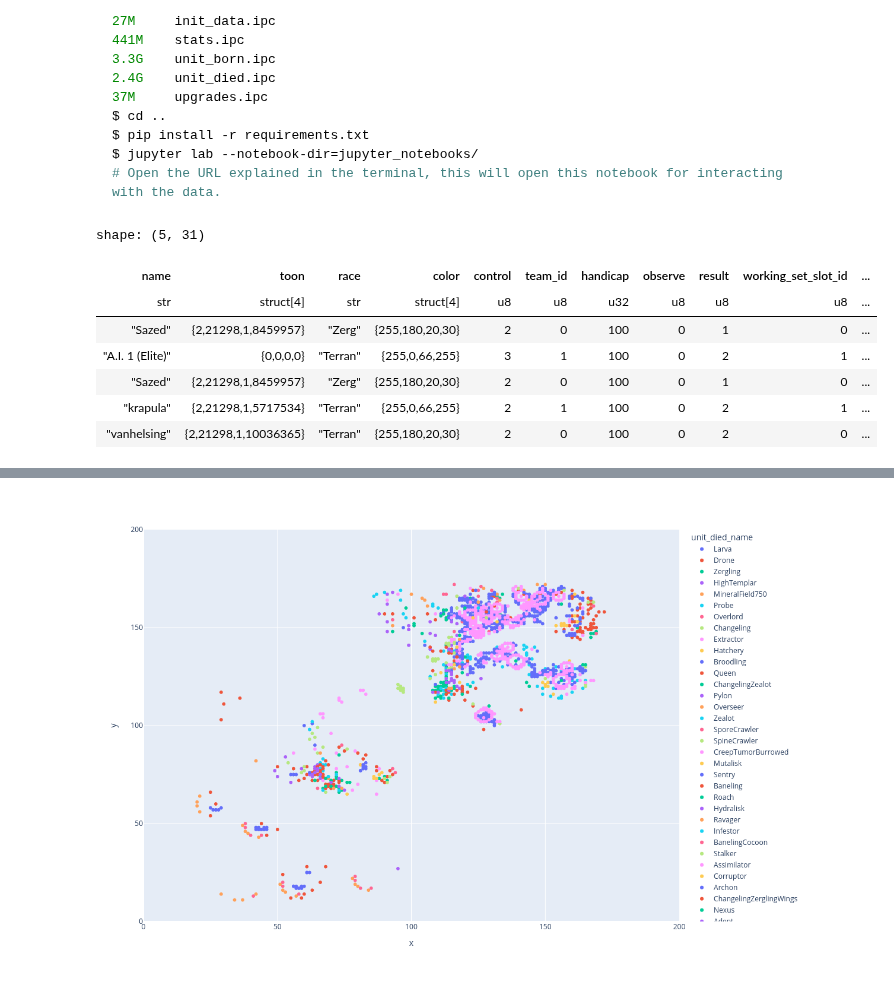
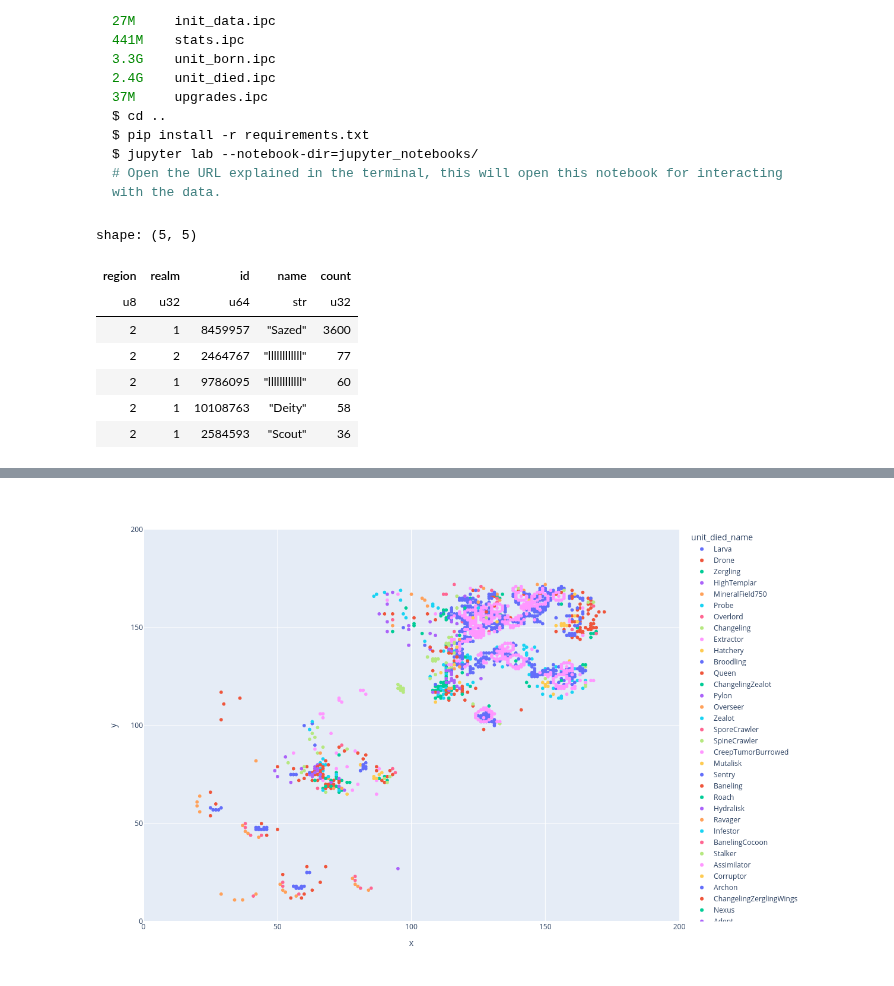
Before and after one commit to sebosp/s2protocol-rs, a Jupyter notebook: jupyter_notebooks/Basic-Unit-Queries.ipynb, the cells around one changed output, grey strips where cells are left out. Drawn from its saved outputs; the diff is of its cells as text; code cells hidden in the pictures.

Commit message:
Init functime.ai forecasting
Signed-off-by: Seb Ospina <kraige@gmail.com>

```diff
--- a/jupyter_notebooks/Basic-Unit-Queries.ipynb
+++ b/jupyter_notebooks/Basic-Unit-Queries.ipynb
@@ -33,31 +33,80 @@ $ jupyter lab --notebook-dir=jupyter_notebooks/
 # %%
 # import datashader as ds
 import plotly.express as px
 import polars as pl
+from functime.cross_validation import train_test_split
+from functime.forecasting import linear_model
+from functime.metrics import mase
+from functime.preprocessing import scale
+from functime.seasonality import add_calendar_effects, add_fourier_terms
 
 pl.Config.set_tbl_width_chars(256)
 pl.Config.set_fmt_str_lengths(256)
 
+# In this case I'm interested in my own user data.
+my_username = "2-1-8459957-Sazed"
+
 unit_born_df = pl.scan_ipc("/home/seb/git/s2protocol-rs/ipcs/unit_born.ipc")
 unit_died_df = pl.scan_ipc("/home/seb/git/s2protocol-rs/ipcs/unit_died.ipc")
 stats_df = pl.scan_ipc("/home/seb/git/s2protocol-rs/ipcs/stats.ipc")
+upgrades_df = pl.scan_ipc("/home/seb/git/s2protocol-rs/ipcs/upgrades.ipc")
+
 details_df = pl.scan_ipc("/home/seb/git/s2protocol-rs/ipcs/details.ipc")
+# Explode the details_df so we get a row per player.
+details_df_exp = (
+    details_df.explode("player_list")
+    .unnest("player_list")
+    .unnest("toon")
+    # id 0 seems to be only for AI
+    .filter(pl.col("id") != 0)
+    # .filter(pl.col("name").str.ends_with("Sazed"))
+    .select(
+        [
+            pl.col("region"),
+            pl.col("realm"),
+            pl.col("id"),
+            pl.col("working_set_slot_id") + 1,
+            pl.col("ext_fs_replay_sha256"),
+            pl.col("ext_datetime"),
+            pl.col("name").str.split(by="<sp/>").list.last(),
+        ]
+    )
+)
 
-latest_replay_digest = details_df.collect().sort("ext_datetime", descending=True).select(pl.col("ext_fs_replay_sha256")).limit(1)
-# In this case I'm interested in my own user data.
-my_username = "2-1-8459957-Sazed"
+latest_replay_digest = (
+    details_df_exp.collect()
+    .sort("ext_datetime", descending=True)
+    .select(pl.col("ext_fs_replay_sha256"))
+    .limit(1)
+)
+details_df_exp.collect().schema
+
 # To find your user, you can inspect a replay, for example the latest one, this is a combination of the blizzard ids, region, etc.
-unit_born_df.filter(
-    (pl.col("ext_fs_replay_sha256") == latest_replay_digest)
-).group_by("ext_replay_detail_player_name").agg(pl.count()).collect()
-details_df.explode("player_list").unnest("player_list").collect().limit(5)
+# unit_born_df.join(details_df_exp, left_on=[
+#        pl.col("ext_fs_replay_sha256"), pl.col("player_id"),
+#    ], right_on = [
+#        pl.col("ext_fs_replay_sha256"), pl.col("working_set_slot_id"),
+#    ])
+# .filter((pl.col("ext_fs_replay_sha256") == latest_replay_digest)).group_by(
+#    "player_id"
+# ).agg(pl.count()).collect()
+top_player = (
+    details_df_exp.group_by(
+        [pl.col("region"), pl.col("realm"), pl.col("id"), pl.col("name")]
+    )
+    .agg([pl.count()])
+    .sort("count", descending=True)
+    .collect()
+)
+# details_df_exp.select(pl.col("toon").struct.field("toon")).collect().head(5)
+top_player.head()
 # %% [output]
-shape: (5, 31)
+shape: (5, 5)
-| name | toon | race | color | control | team_id | handicap | observe | result | working_set_slot_id | ... |
-| str | struct[4] | str | struct[4] | u8 | u8 | u32 | u8 | u8 | u8 | ... |
-| "Sazed" | {2,21298,1,8459957} | "Zerg" | {255,180,20,30} | 2 | 0 | 100 | 0 | 1 | 0 | ... |
-| "A.I. 1 (Elite)" | {0,0,0,0} | "Terran" | {255,0,66,255} | 3 | 1 | 100 | 0 | 2 | 1 | ... |
-| "Sazed" | {2,21298,1,8459957} | "Zerg" | {255,180,20,30} | 2 | 0 | 100 | 0 | 1 | 0 | ... |
-| "krapula" | {2,21298,1,5717534} | "Terran" | {255,0,66,255} | 2 | 1 | 100 | 0 | 2 | 1 | ... |
-| "vanhelsing" | {2,21298,1,10036365} | "Terran" | {255,180,20,30} | 2 | 0 | 100 | 0 | 2 | 0 | ... |
+| region | realm | id | name | count |
+| u8 | u32 | u64 | str | u32 |
+| 2 | 1 | 8459957 | "Sazed" | 3600 |
+| 2 | 2 | 2464767 | "llllllllllll" | 77 |
+| 2 | 1 | 9786095 | "llllllllllll" | 60 |
+| 2 | 1 | 10108763 | "Deity" | 58 |
+| 2 | 1 | 2584593 | "Scout" | 36 |
 # %%
```
Also changed, not shown: parts of 9 cells of this notebook, 1 other file.
